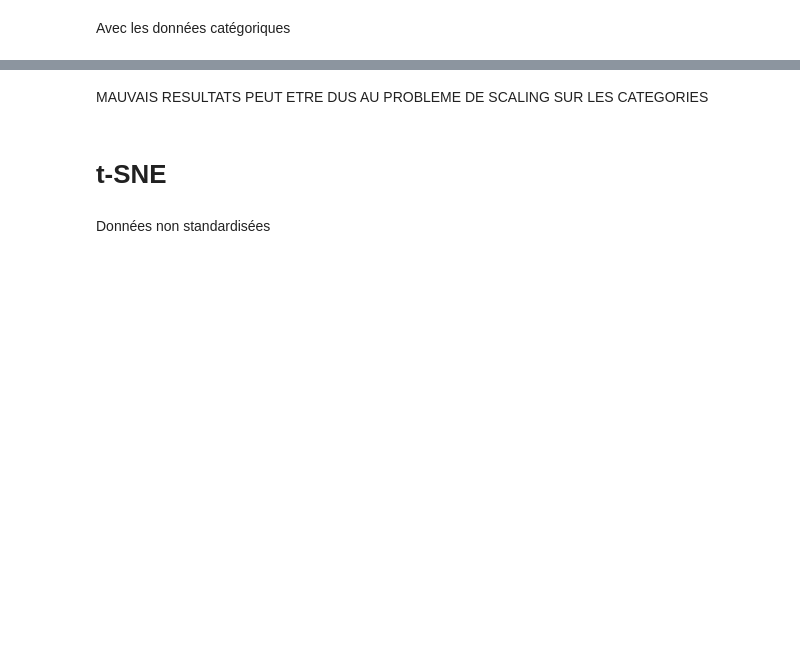
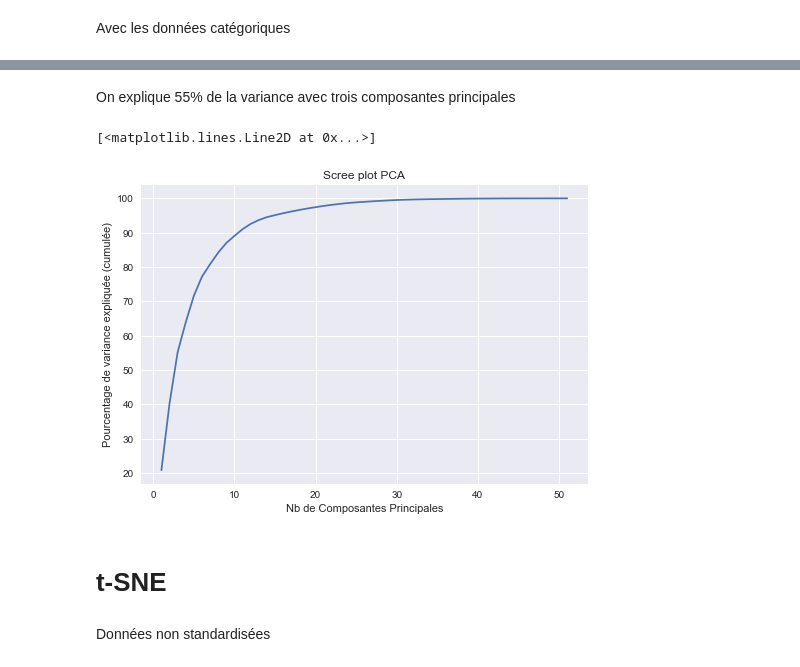
Before and after one commit to khub41/OC_P05, a Jupyter notebook: modelisation.ipynb, the cells around one changed output, grey strips where cells are left out. Saved outputs shown, nothing was run; the diff lists cells and outputs as text; code cells hidden in the pictures; blank space fills up the shorter version.

```diff
--- a/modelisation.ipynb
+++ b/modelisation.ipynb
@@ -170,5 +147,16 @@ print(pca.explained_variance_ratio_.cumsum())
-# %% [markdown]
-MAUVAIS RESULTATS PEUT ETRE DUS AU PROBLEME DE SCALING SUR LES CATEGORIES
+# %% [markdown]
+On explique 55% de la variance avec trois composantes principales
+# %%
+pca_scree = decomposition.PCA(n_components=data_scale.shape[1])
+pca_scree.fit(data_scale)
+plt.style.use('seaborn')
+plt.xlabel('Nb de Composantes Principales')
+plt.ylabel('Pourcentage de variance expliquée (cumulée)')
+plt.title('Scree plot PCA')
+plt.plot(np.arange(1, pca_scree.n_components_ + 1), pca_scree.explained_variance_ratio_.cumsum()*100)
+# %% [output]
+[<matplotlib.lines.Line2D at 0x...>]
+[figure, added]
 # %% [markdown]
 # t-SNE
 # %% [markdown]
```
Also changed, not shown: parts of 17 cells of this notebook.
